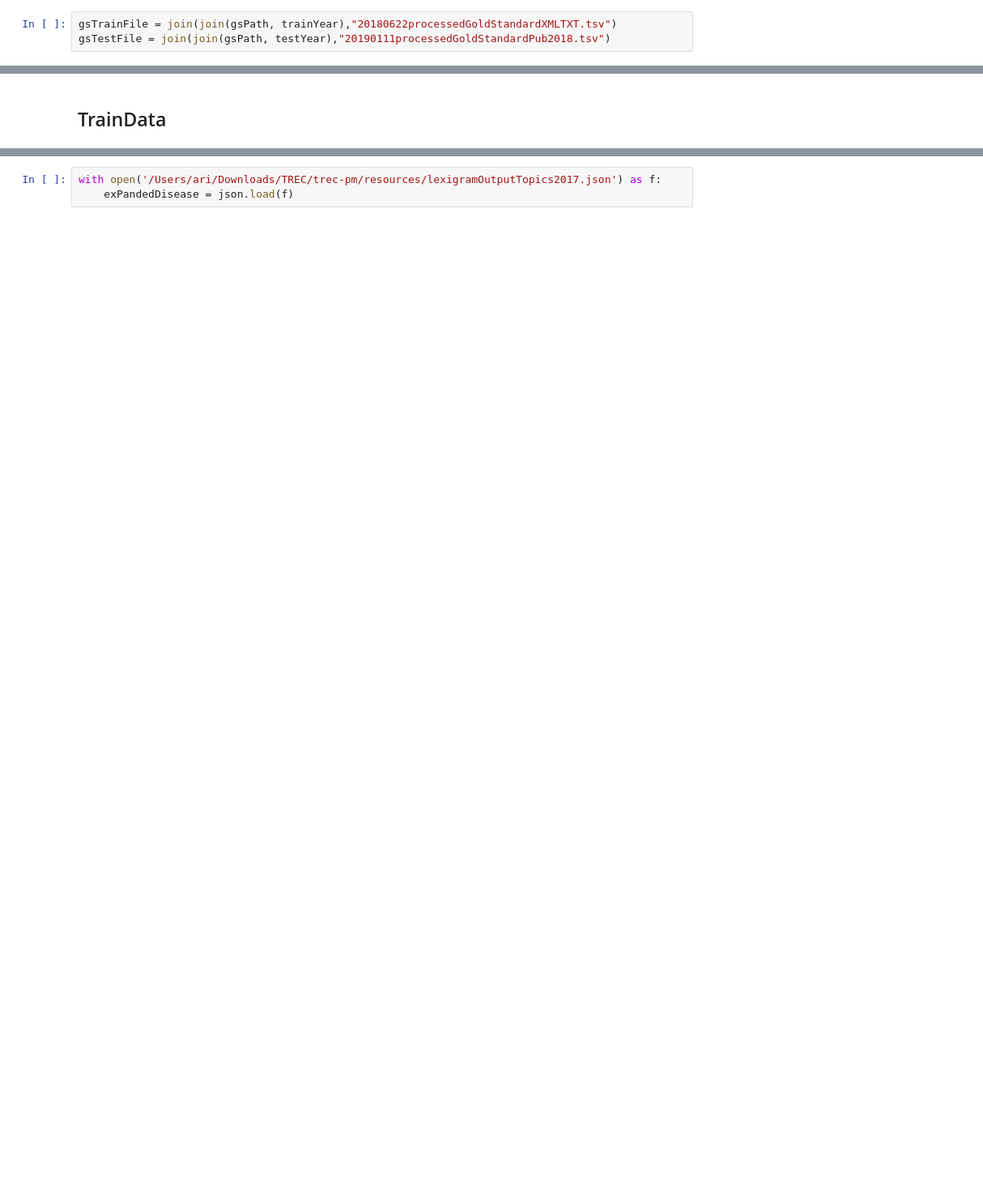
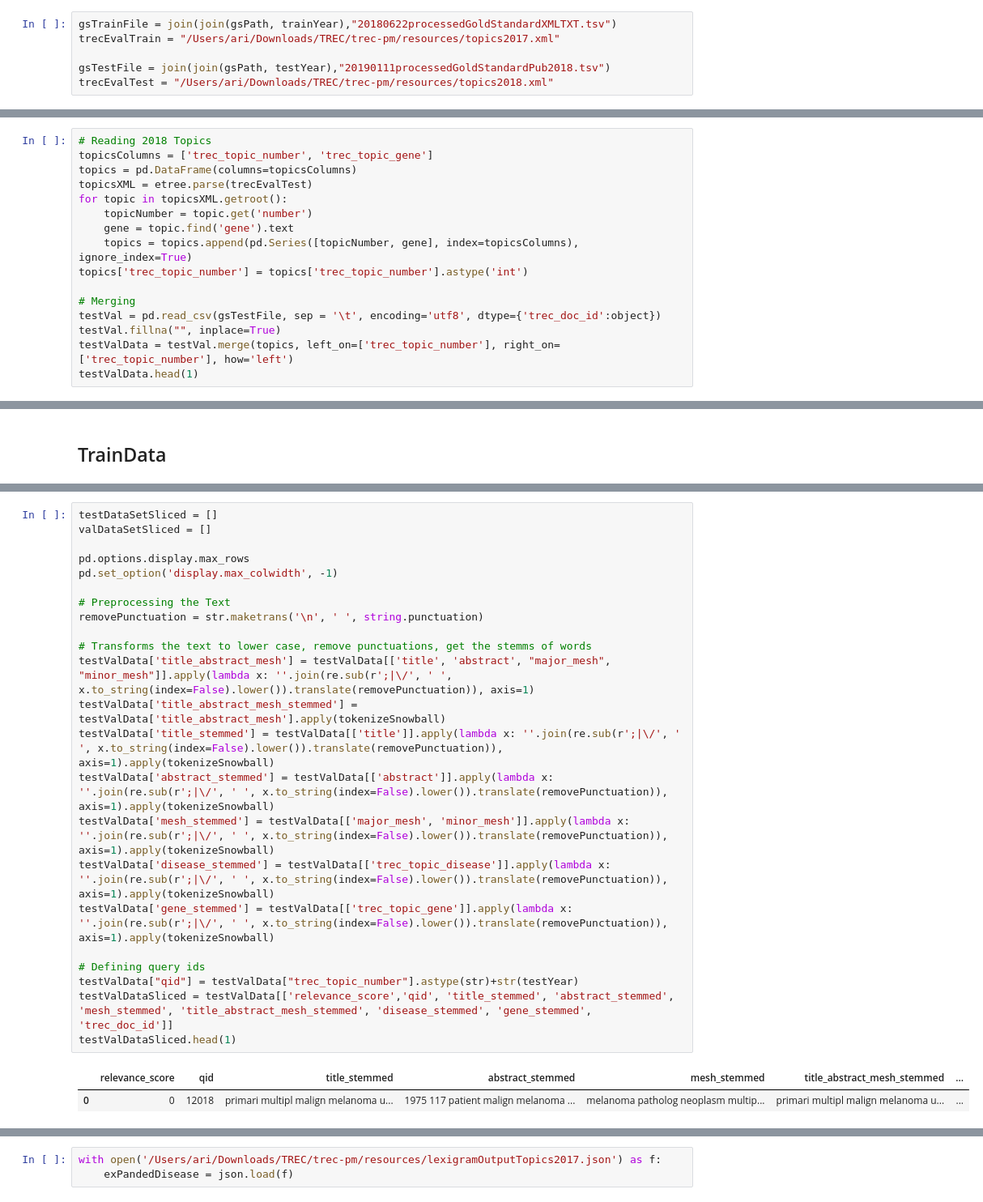
Before and after one commit to hyperlist/trec-pm, a Jupyter notebook: notebooks/L2R.ipynb, the cells around one changed output, grey strips where cells are left out. Shown at 81% size. Cells and saved outputs as stored; diff of their text form; blank space fills up the shorter version.

Commit message:
Adding Gene features

```diff
--- a/notebooks/L2R.ipynb
+++ b/notebooks/L2R.ipynb
@@ -62,4 +62,7 @@ trainYear = "2017"
 testYear = "2018"
 # %%
 gsTrainFile = join(join(gsPath, trainYear),"20180622processedGoldStandardXMLTXT.tsv")
+trecEvalTrain = "/Users/ari/Downloads/TREC/trec-pm/resources/topics2017.xml"
+
 gsTestFile = join(join(gsPath, testYear),"20190111processedGoldStandardPub2018.tsv")
+trecEvalTest = "/Users/ari/Downloads/TREC/trec-pm/resources/topics2018.xml"
@@ -81,0 +89,16 @@ testValData.head(1)
+# %%
+# Reading 2018 Topics
+topicsColumns = ['trec_topic_number', 'trec_topic_gene']
+topics = pd.DataFrame(columns=topicsColumns)
+topicsXML = etree.parse(trecEvalTest)
+for topic in topicsXML.getroot():
+    topicNumber = topic.get('number')
+    gene = topic.find('gene').text
+    topics = topics.append(pd.Series([topicNumber, gene], index=topicsColumns), ignore_index=True)
+topics['trec_topic_number'] = topics['trec_topic_number'].astype('int')
+
+# Merging
+testVal = pd.read_csv(gsTestFile, sep = '\t', encoding='utf8', dtype={'trec_doc_id':object})
+testVal.fillna("", inplace=True)
+testValData = testVal.merge(topics, left_on=['trec_topic_number'], right_on=['trec_topic_number'], how='left')
+testValData.head(1)
@@ -115,0 +168,26 @@ def tokenizeSnowball(text):
+# %%
+testDataSetSliced = []
+valDataSetSliced = []
+
+pd.options.display.max_rows
+pd.set_option('display.max_colwidth', -1)
+
+# Preprocessing the Text
+removePunctuation = str.maketrans('\n', ' ', string.punctuation)
+
+# Transforms the text to lower case, remove punctuations, get the stemms of words
+testValData['title_abstract_mesh'] = testValData[['title', 'abstract', "major_mesh", "minor_mesh"]].apply(lambda x: ''.join(re.sub(r';|\/', ' ', x.to_string(index=False).lower()).translate(removePunctuation)), axis=1)
+testValData['title_abstract_mesh_stemmed'] = testValData['title_abstract_mesh'].apply(tokenizeSnowball)
+testValData['title_stemmed'] = testValData[['title']].apply(lambda x: ''.join(re.sub(r';|\/', ' ', x.to_string(index=False).lower()).translate(removePunctuation)), axis=1).apply(tokenizeSnowball)
+testValData['abstract_stemmed'] = testValData[['abstract']].apply(lambda x: ''.join(re.sub(r';|\/', ' ', x.to_string(index=False).lower()).translate(removePunctuation)), axis=1).apply(tokenizeSnowball)
+testValData['mesh_stemmed'] = testValData[['major_mesh', 'minor_mesh']].apply(lambda x: ''.join(re.sub(r';|\/', ' ', x.to_string(index=False).lower()).translate(removePunctuation)), axis=1).apply(tokenizeSnowball)
+testValData['disease_stemmed'] = testValData[['trec_topic_disease']].apply(lambda x: ''.join(re.sub(r';|\/', ' ', x.to_string(index=False).lower()).translate(removePunctuation)), axis=1).apply(tokenizeSnowball)
+testValData['gene_stemmed'] = testValData[['trec_topic_gene']].apply(lambda x: ''.join(re.sub(r';|\/', ' ', x.to_string(index=False).lower()).translate(removePunctuation)), axis=1).apply(tokenizeSnowball)
+
+# Defining query ids
+testValData["qid"] = testValData["trec_topic_number"].astype(str)+str(testYear)
+testValDataSliced = testValData[['relevance_score','qid', 'title_stemmed', 'abstract_stemmed', 'mesh_stemmed', 'title_abstract_mesh_stemmed', 'disease_stemmed', 'gene_stemmed', 'trec_doc_id']]
+testValDataSliced.head(1)
+# %% [output]
+|  | relevance_score | qid | title_stemmed | abstract_stemmed | mesh_stemmed | title_abstract_mesh_stemmed | ... |
+| 0 | 0 | 12018 | primari multipl malign melanoma u... | 1975 117 patient malign melanoma ... | melanoma patholog neoplasm multip... | primari multipl malign melanoma u... | ... |
```
Also changed, not shown: parts of 38 cells of this notebook.
